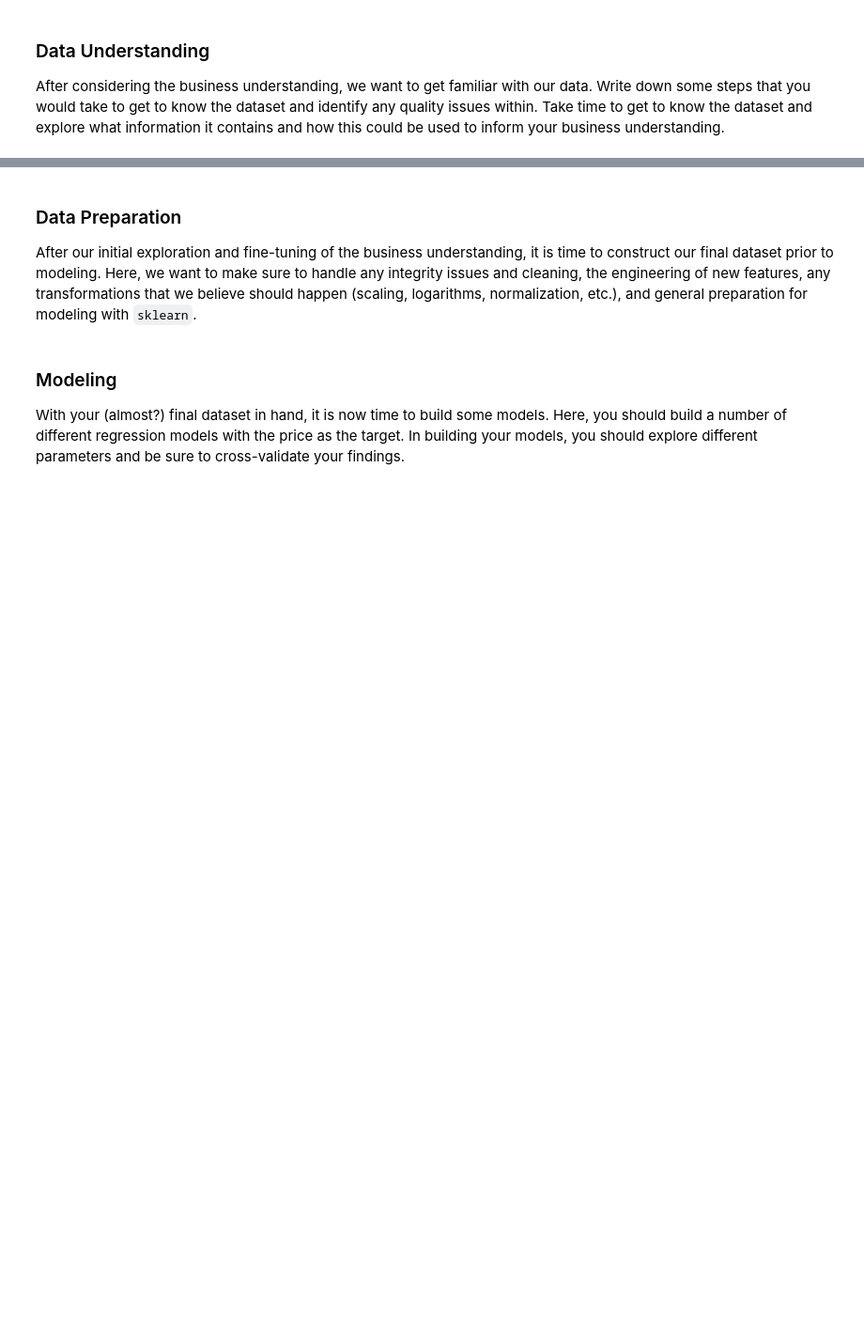
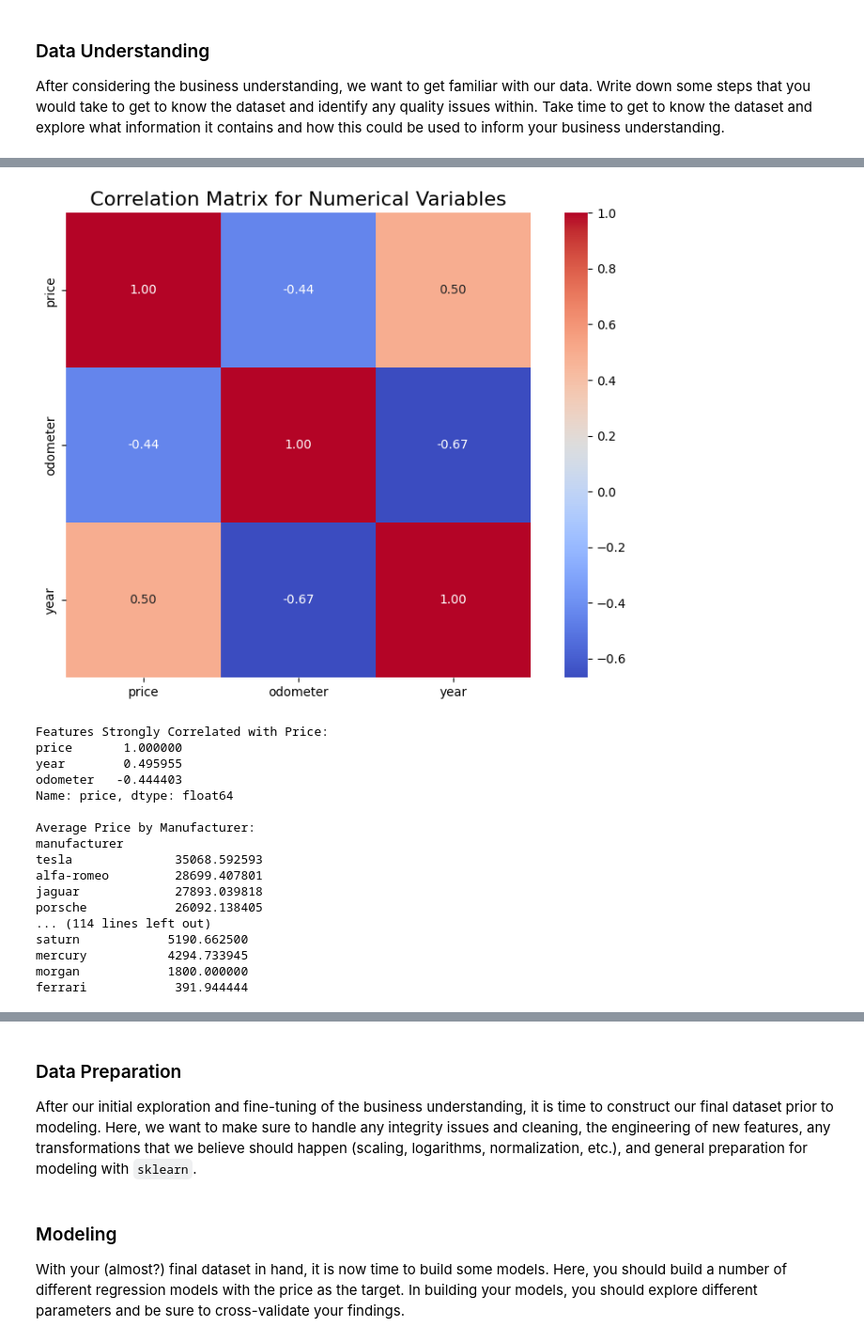
Before and after one commit to michellechen202212/ucb, a Jupyter notebook: prompt_II.ipynb, the cells around one changed output, grey strips where cells are left out. Shown at 94% size. Saved outputs shown, nothing was run; the diff lists cells and outputs as text; code cells hidden in the pictures; blank space fills up the shorter version.

```diff
--- a/prompt_II.ipynb
+++ b/prompt_II.ipynb
@@ -510,0 +825,59 @@ After considering the business understanding, we want to get familiar with our d
+# %%
+import seaborn as sns
+import matplotlib.pyplot as plt
+
+# Load the cleaned dataset (replace 'vehicles_cleaned_no_outliers.csv' with your actual file path)
+file_path = 'sample_data/vehicles_cleaned_no_outliers.csv'
+vehicles_data_cleaned = pd.read_csv(file_path)
+
+# Examine Correlations: Heatmap for numerical variables
+numerical_columns = ['price', 'odometer', 'year']
+
+# Compute correlation matrix
+correlation_matrix = vehicles_data_cleaned[numerical_columns].corr()
+
+# Plot heatmap
+plt.figure(figsize=(8, 6))
+sns.heatmap(correlation_matrix, annot=True, cmap='coolwarm', fmt='.2f', square=True)
+plt.title('Correlation Matrix for Numerical Variables', fontsize=16)
+plt.tight_layout()
+plt.show()
+
+# Identify features strongly correlated with price
+strong_correlation = correlation_matrix['price'].sort_values(ascending=False)
+print("Features Strongly Correlated with Price:")
+print(strong_correlation)
+
+# Cross-Tabulations for Categorical Variables
+categorical_columns = ['manufacturer', 'fuel', 'condition', 'type', 'paint_color']
+
+# Group means for each categorical variable
+for col in categorical_columns:
+    if col in vehicles_data_cleaned.columns:
+        group_means = vehicles_data_cleaned.groupby(col)['price'].mean().sort_values(ascending=False)
+        print(f"\nAverage Price by {col.capitalize()}:")
+        print(group_means)
+
+# Example Pivot Table: Manufacturer vs Price
+pivot_table = vehicles_data_cleaned.pivot_table(values='price', index='manufacturer', aggfunc='mean').sort_values(by='price', ascending=False)
+print("\nPivot Table: Average Price by Manufacturer:")
+print(pivot_table)
+# %% [output]
+[figure, added]
+Features Strongly Correlated with Price:
+price       1.000000
+year        0.495955
+odometer   -0.444403
+Name: price, dtype: float64
+
+Average Price by Manufacturer:
+manufacturer
+tesla              35068.592593
+alfa-romeo         28699.407801
+jaguar             27893.039818
+porsche            26092.138405
+... (114 lines left out)
+saturn            5190.662500
+mercury           4294.733945
+morgan            1800.000000
+ferrari            391.944444
```
Also changed, not shown: parts of 16 cells of this notebook.
